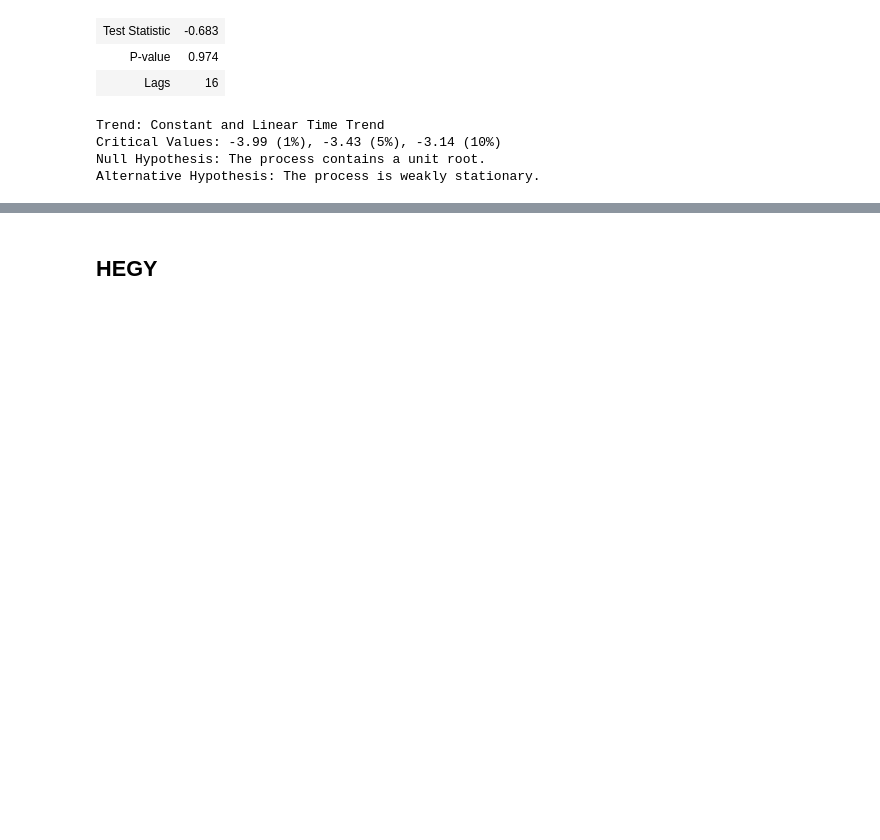
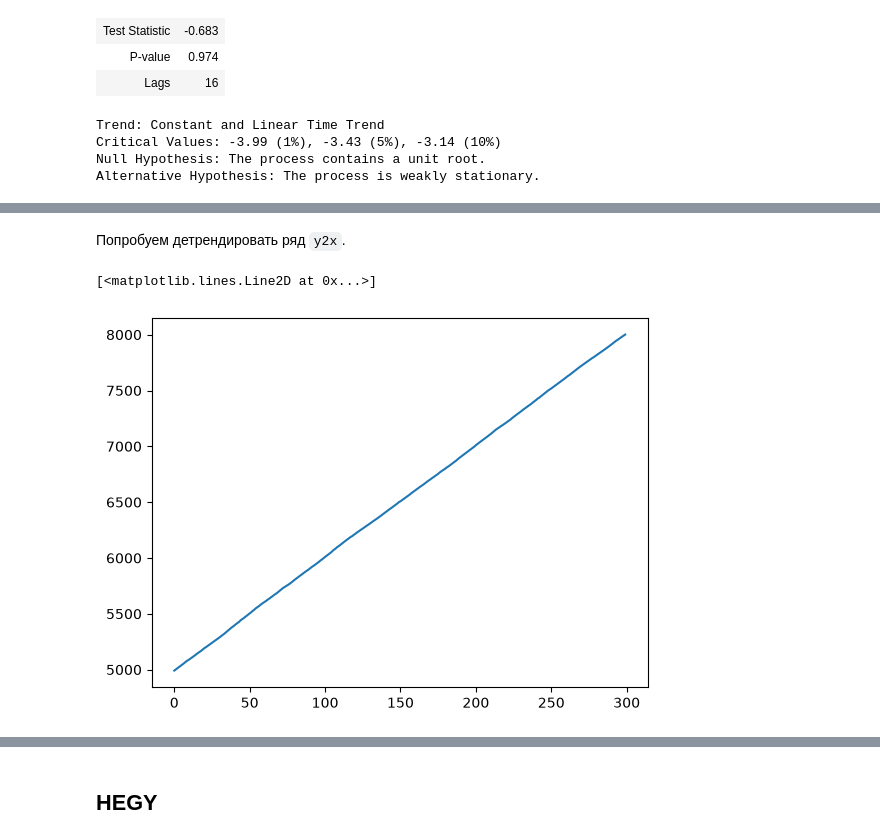
Before and after one commit to vadim-zyamalov/joy-of-econometrics, a Jupyter notebook: МФТИ/Семинары/Семинар 9.ipynb, the cells around one changed output, grey strips where cells are left out. Drawn from its saved outputs; the diff is of its cells as text; code cells hidden in the pictures; blank space fills up the shorter version.

```diff
--- a/МФТИ/Семинары/Семинар 9.ipynb
+++ b/МФТИ/Семинары/Семинар 9.ipynb
@@ -229,0 +359,2 @@ ar.ADF(y2x, trend="c", method="bic")
+# %% [markdown]
+Попробуем детрендировать ряд `y2x`.
@@ -229,0 +364,5 @@ ar.ADF(y2x, trend="c", method="bic")
+# %%
+plt.plot(y2x)
+# %% [output]
+[<matplotlib.lines.Line2D at 0x...>]
+[figure, added]
```
Also changed, not shown: parts of 54 cells of this notebook, 56 other files.
